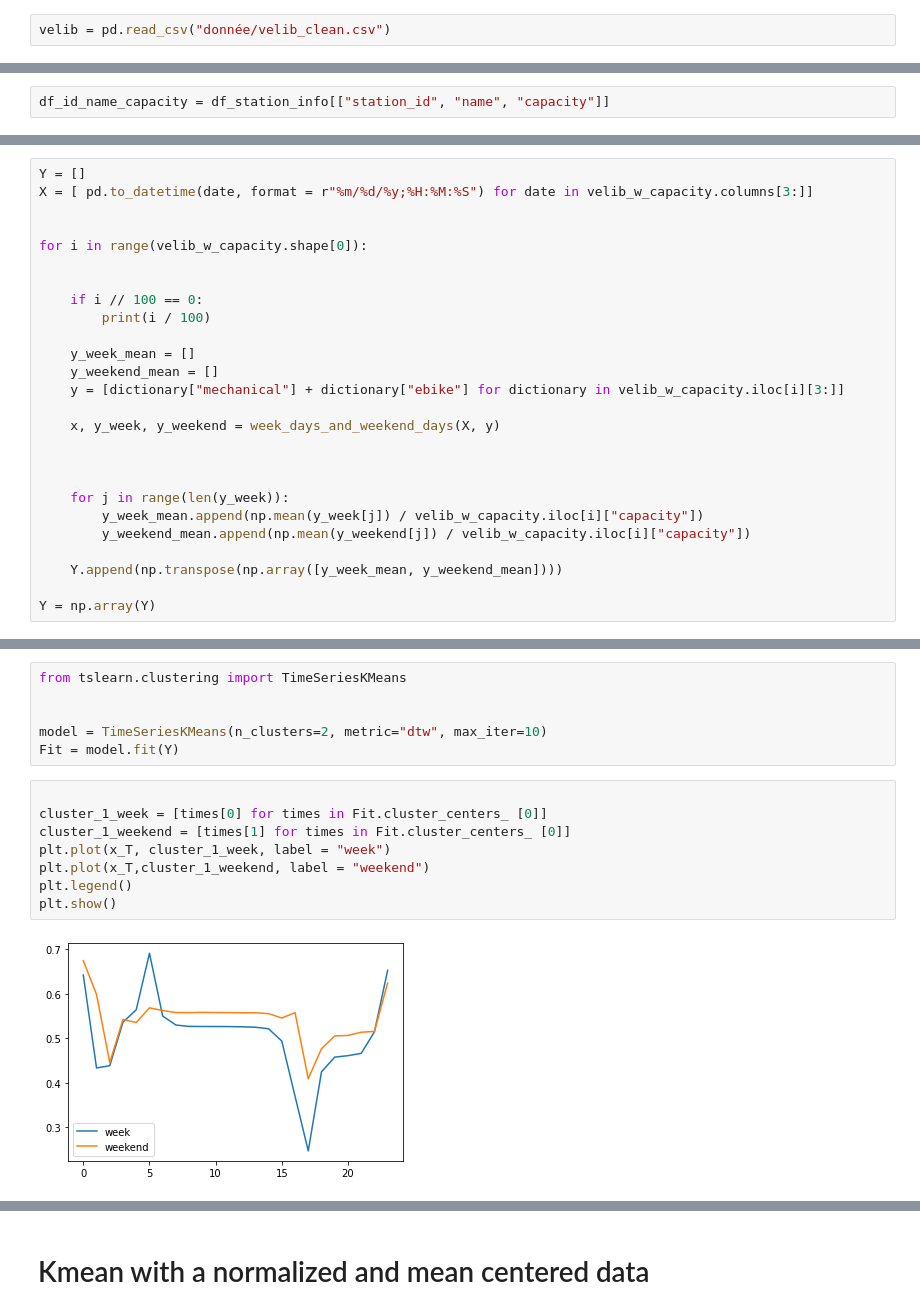
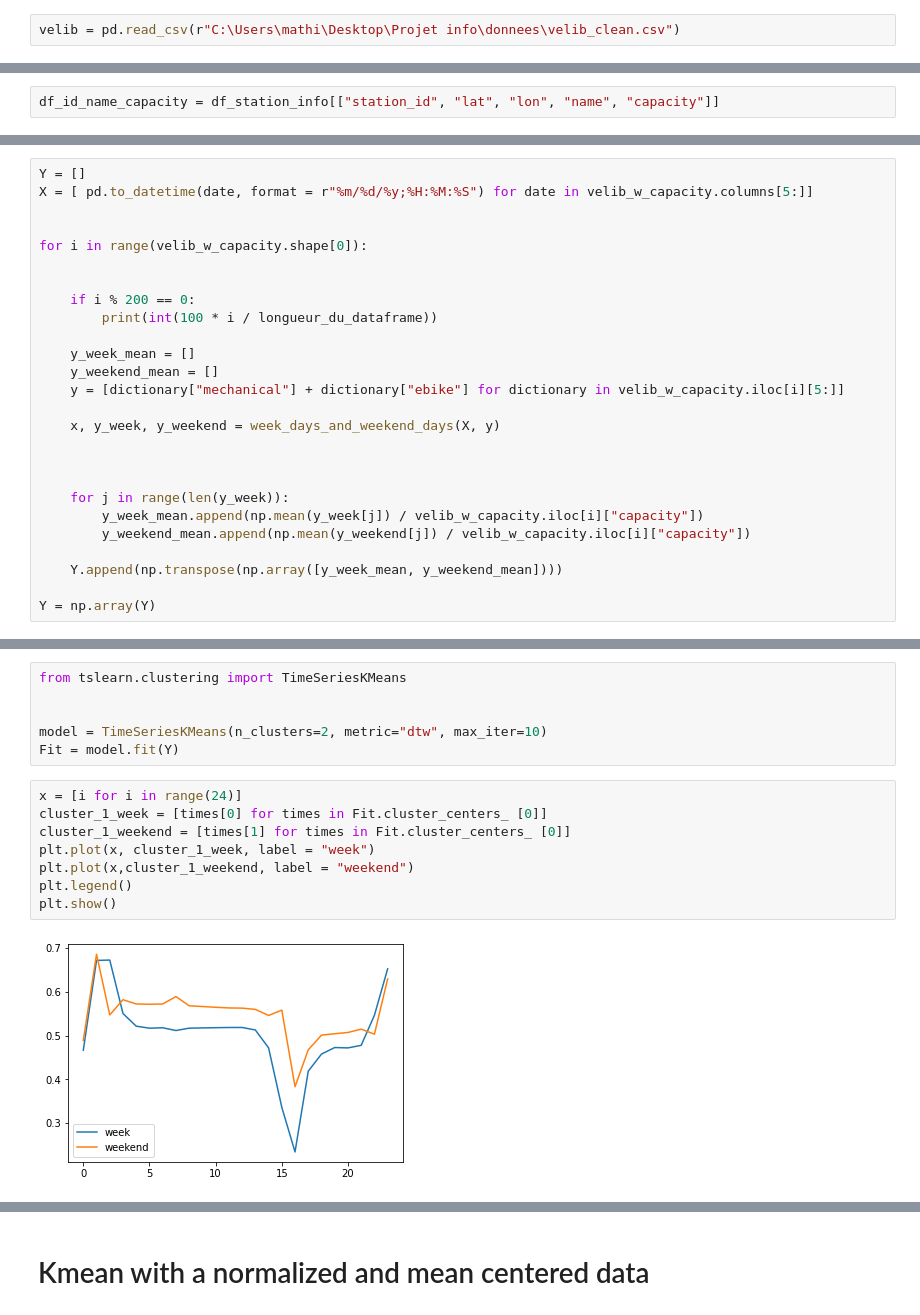
Before and after one commit to mathispuissant/StatApp, a Jupyter notebook: visualisation.ipynb, the cells around one changed output, grey strips where cells are left out. Cells and saved outputs as stored; diff of their text form.

```diff
--- a/visualisation.ipynb
+++ b/visualisation.ipynb
@@ -4,7 +4,7 @@ import numpy as np
 import matplotlib.pyplot as plt
 from json import loads
 # %%
-velib = pd.read_csv("donnée/velib_clean.csv")
+velib = pd.read_csv(r"C:\Users\mathi\Desktop\Projet info\donnees\velib_clean.csv")
 # %%
 velib.head()
 # %% [output]
@@ -261,7 +260,7 @@ df_station_info.head()
 | 3 | 36255 | Toudouze - Clauzel | 48.879296 | 2.337360 | 21 | 9020 | [CREDITCARD] |
 | 4 | 37815204 | Mairie du 12ème | 48.840855 | 2.387555 | 30 | 12109 | NaN |
 # %%
-df_id_name_capacity = df_station_info[["station_id", "name", "capacity"]]
+df_id_name_capacity = df_station_info[["station_id", "lat", "lon", "name", "capacity"]]
 # %%
 velib_w_capacity = df_id_name_capacity.merge(velib, how = "inner", left_on = "station_id", right_on = "station_id")
 velib_w_capacity = velib_w_capacity[velib_w_capacity["capacity"] != 0]
@@ -268,17 +277,17 @@ velib_w_capacity = velib_w_capacity[velib_w_capacity["capacity"] != 0]
 # %%
 Y = []
-X = [ pd.to_datetime(date, format = r"%m/%d/%y;%H:%M:%S") for date in velib_w_capacity.columns[3:]]
+X = [ pd.to_datetime(date, format = r"%m/%d/%y;%H:%M:%S") for date in velib_w_capacity.columns[5:]]
 
 
 for i in range(velib_w_capacity.shape[0]):
 
 
-    if i // 100 == 0:
-        print(i / 100)
+    if i % 200 == 0:
+        print(int(100 * i / longueur_du_dataframe))
 
     y_week_mean = []
     y_weekend_mean = []
-    y = [dictionary["mechanical"] + dictionary["ebike"] for dictionary in velib_w_capacity.iloc[i][3:]]
+    y = [dictionary["mechanical"] + dictionary["ebike"] for dictionary in velib_w_capacity.iloc[i][5:]]
 
     x, y_week, y_weekend = week_days_and_weekend_days(X, y)
 
@@ -298,15 +325,15 @@ from tslearn.clustering import TimeSeriesKMeans
 model = TimeSeriesKMeans(n_clusters=2, metric="dtw", max_iter=10)
 Fit = model.fit(Y)
 # %%
-
+x = [i for i in range(24)]
 cluster_1_week = [times[0] for times in Fit.cluster_centers_ [0]]
 cluster_1_weekend = [times[1] for times in Fit.cluster_centers_ [0]]
-plt.plot(x_T, cluster_1_week, label = "week")
-plt.plot(x_T,cluster_1_weekend, label = "weekend")
+plt.plot(x, cluster_1_week, label = "week")
+plt.plot(x,cluster_1_weekend, label = "weekend")
 plt.legend()
 plt.show()
 # %% [output]
-[figure, old version]
+[figure, new version]
 # %%
 cluster_2_week = [times[0] for times in Fit.cluster_centers_ [1]]
 cluster_2_weekend = [times[1] for times in Fit.cluster_centers_ [1]]
```
Also changed, not shown: parts of 20 cells of this notebook, 9 other files.
